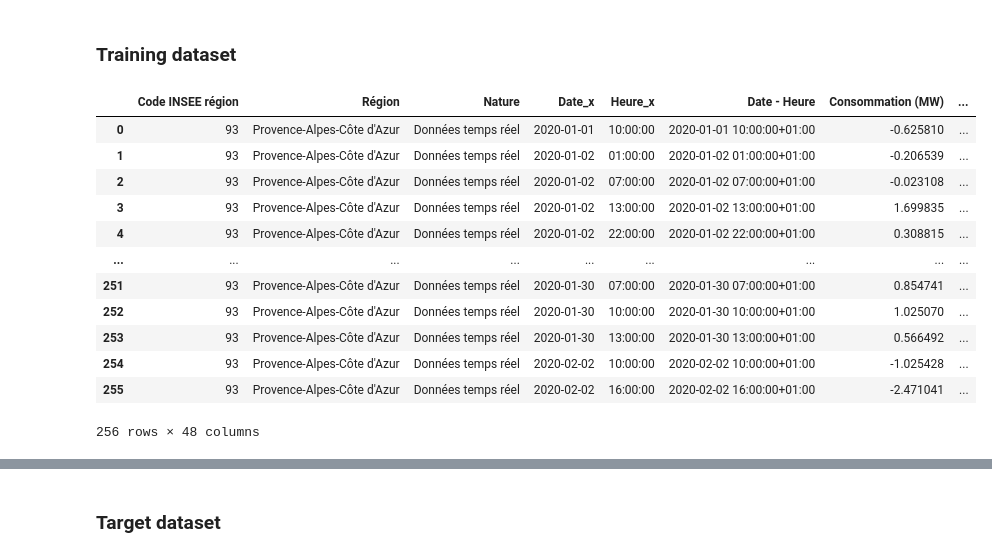
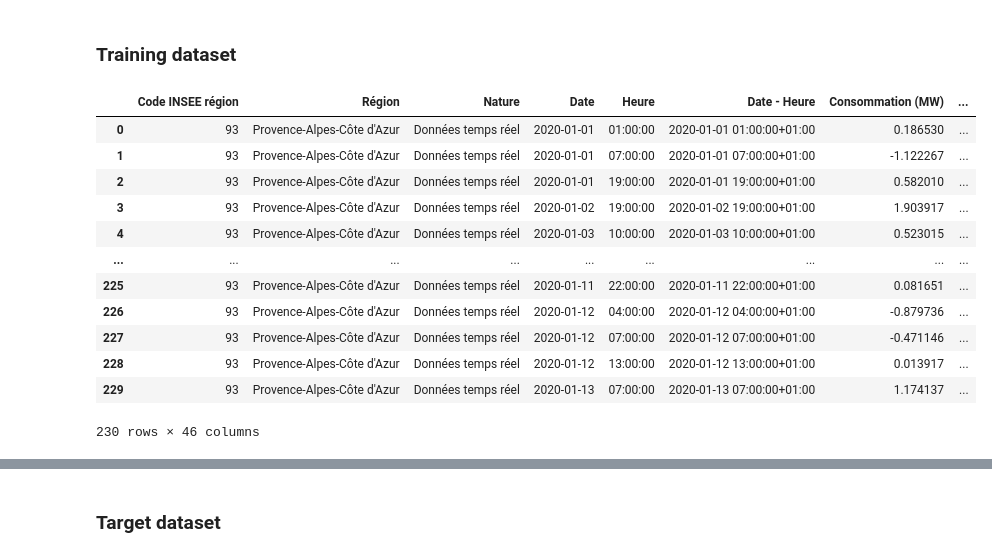
Before and after one commit to NicolasLacroix/data-representation, a Jupyter notebook: notebooks/consumption_prediction.ipynb, the cells around one changed output, grey strips where cells are left out. Cells and saved outputs as stored; diff of their text form; code cells hidden in the pictures.

```diff
--- a/notebooks/consumption_prediction.ipynb
+++ b/notebooks/consumption_prediction.ipynb
@@ -85,32 +92,32 @@ dtype: object
 # %% [markdown]
 ## II. Prediction
 # %%
-TRAIN_SPLIT = 400 # size of the training dataset
+TRAIN_SPLIT = 240 # size of the training dataset
 NB_DAYS = 10 # number of days to be predicted
 # %% [markdown]
 ### Training dataset
 # %%
 # TODO: normalize all columns or only Consuming ?
 # TODO: improve performances
 # data_train = pd.concat([data, data_meteo], axis=1, join='inner')[:TRAIN_SPLIT-NB_DAYS]
-data_train = pd.merge(data, data_meteo, on="Date - Heure")[:TRAIN_SPLIT-NB_DAYS]
+data_train = pd.merge(data, data_meteo, on=['Date - Heure', 'Date', 'Heure'])[:TRAIN_SPLIT-NB_DAYS]
 # normalizing data
 data_train_mean = data_train["Consommation (MW)"].mean()
 data_train_std = data_train["Consommation (MW)"].std()
 data_train["Consommation (MW)"] = (data_train["Consommation (MW)"]-data_train_mean)/data_train_std
 # final training dataset
 data_train
 # %% [output]
-|  | Code INSEE région | Région | Nature | Date_x | Heure_x | Date - Heure | Consommation (MW) | ... |
-| 0 | 93 | Provence-Alpes-Côte d'Azur | Données temps réel | 2020-01-01 | 10:00:00 | 2020-01-01 10:00:00+01:00 | -0.625810 | ... |
-| 1 | 93 | Provence-Alpes-Côte d'Azur | Données temps réel | 2020-01-02 | 01:00:00 | 2020-01-02 01:00:00+01:00 | -0.206539 | ... |
-| 2 | 93 | Provence-Alpes-Côte d'Azur | Données temps réel | 2020-01-02 | 07:00:00 | 2020-01-02 07:00:00+01:00 | -0.023108 | ... |
-| 3 | 93 | Provence-Alpes-Côte d'Azur | Données temps réel | 2020-01-02 | 13:00:00 | 2020-01-02 13:00:00+01:00 | 1.699835 | ... |
-| 4 | 93 | Provence-Alpes-Côte d'Azur | Données temps réel | 2020-01-02 | 22:00:00 | 2020-01-02 22:00:00+01:00 | 0.308815 | ... |
+|  | Code INSEE région | Région | Nature | Date | Heure | Date - Heure | Consommation (MW) | ... |
+| 0 | 93 | Provence-Alpes-Côte d'Azur | Données temps réel | 2020-01-01 | 01:00:00 | 2020-01-01 01:00:00+01:00 | 0.186530 | ... |
+| 1 | 93 | Provence-Alpes-Côte d'Azur | Données temps réel | 2020-01-01 | 07:00:00 | 2020-01-01 07:00:00+01:00 | -1.122267 | ... |
+| 2 | 93 | Provence-Alpes-Côte d'Azur | Données temps réel | 2020-01-01 | 19:00:00 | 2020-01-01 19:00:00+01:00 | 0.582010 | ... |
+| 3 | 93 | Provence-Alpes-Côte d'Azur | Données temps réel | 2020-01-02 | 19:00:00 | 2020-01-02 19:00:00+01:00 | 1.903917 | ... |
+| 4 | 93 | Provence-Alpes-Côte d'Azur | Données temps réel | 2020-01-03 | 10:00:00 | 2020-01-03 10:00:00+01:00 | 0.523015 | ... |
 | ... | ... | ... | ... | ... | ... | ... | ... | ... |
-| 251 | 93 | Provence-Alpes-Côte d'Azur | Données temps réel | 2020-01-30 | 07:00:00 | 2020-01-30 07:00:00+01:00 | 0.854741 | ... |
-| 252 | 93 | Provence-Alpes-Côte d'Azur | Données temps réel | 2020-01-30 | 10:00:00 | 2020-01-30 10:00:00+01:00 | 1.025070 | ... |
-| 253 | 93 | Provence-Alpes-Côte d'Azur | Données temps réel | 2020-01-30 | 13:00:00 | 2020-01-30 13:00:00+01:00 | 0.566492 | ... |
-| 254 | 93 | Provence-Alpes-Côte d'Azur | Données temps réel | 2020-02-02 | 10:00:00 | 2020-02-02 10:00:00+01:00 | -1.025428 | ... |
-| 255 | 93 | Provence-Alpes-Côte d'Azur | Données temps réel | 2020-02-02 | 16:00:00 | 2020-02-02 16:00:00+01:00 | -2.471041 | ... |
+| 225 | 93 | Provence-Alpes-Côte d'Azur | Données temps réel | 2020-01-11 | 22:00:00 | 2020-01-11 22:00:00+01:00 | 0.081651 | ... |
+| 226 | 93 | Provence-Alpes-Côte d'Azur | Données temps réel | 2020-01-12 | 04:00:00 | 2020-01-12 04:00:00+01:00 | -0.879736 | ... |
+| 227 | 93 | Provence-Alpes-Côte d'Azur | Données temps réel | 2020-01-12 | 07:00:00 | 2020-01-12 07:00:00+01:00 | -0.471146 | ... |
+| 228 | 93 | Provence-Alpes-Côte d'Azur | Données temps réel | 2020-01-12 | 13:00:00 | 2020-01-12 13:00:00+01:00 | 0.013917 | ... |
+| 229 | 93 | Provence-Alpes-Côte d'Azur | Données temps réel | 2020-01-13 | 07:00:00 | 2020-01-13 07:00:00+01:00 | 1.174137 | ... |
-256 rows × 48 columns
+230 rows × 46 columns
```
Also changed, not shown: parts of 10 cells of this notebook, 2 other files.
